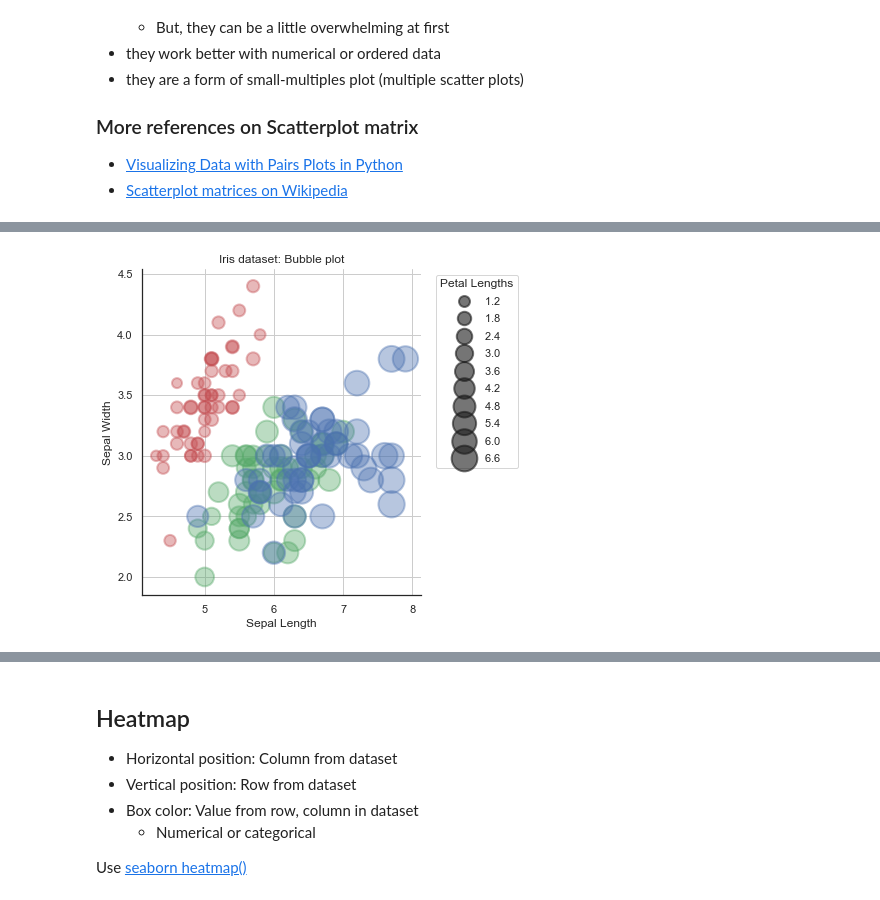
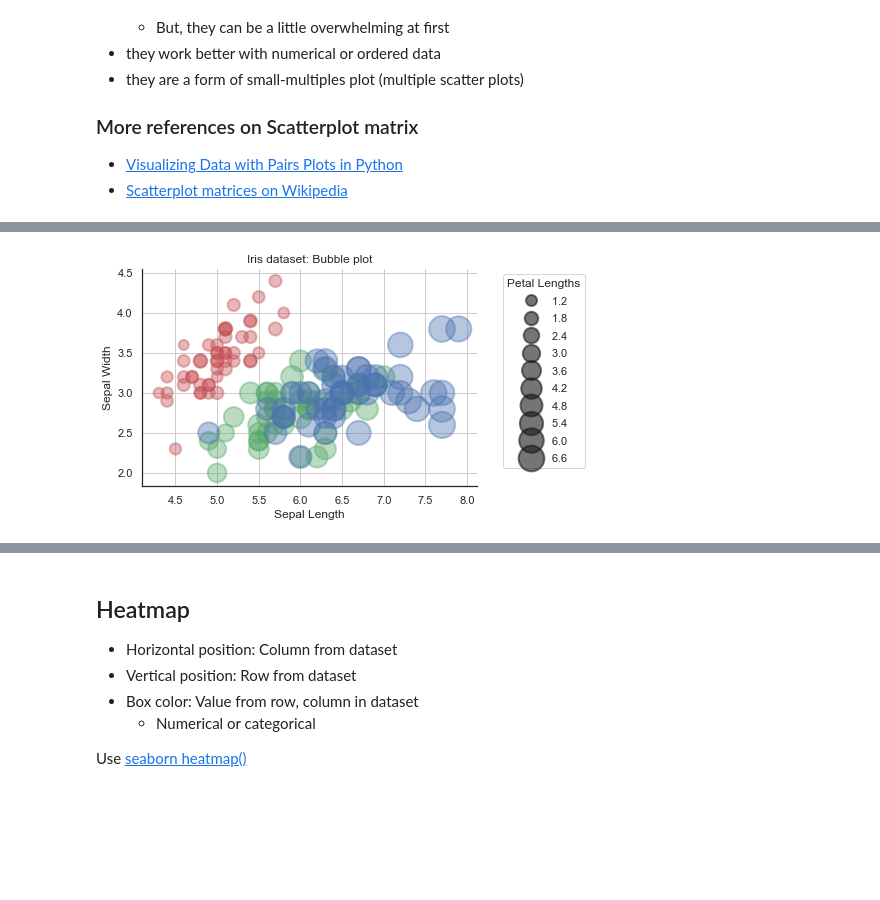
Before and after one commit to giaruffo/dataviz, a Jupyter notebook: notebooks/matplotlib06.ipynb, the cells around one changed output, grey strips where cells are left out. Saved outputs shown, nothing was run; the diff lists cells and outputs as text; code cells hidden in the pictures; blank space fills up the shorter version.

```diff
--- a/notebooks/matplotlib06.ipynb
+++ b/notebooks/matplotlib06.ipynb
@@ -310,19 +321,17 @@ To recap:
 # %%
-fig, ax = plt.subplots(figsize=(5,6))
-
 bubble = plt.scatter(iris.sepal_length, iris.sepal_width,
             s=iris.petal_length*100,
             c=species_palette, alpha=0.4, linewidth=2, label=iris.species)
 
-# add a legend to bubble chart
+# add a legend to the bubble chart, using lambda function to restore original petal_length values
 handles, labels = bubble.legend_elements(prop="sizes", alpha=0.6, func=(lambda x: x/100))
 plt.legend(handles, labels, title="Petal Lengths", loc='upper center', bbox_to_anchor=(1.20, 1))
 
 plt.xlabel("Sepal Length")
 plt.ylabel("Sepal Width")
 plt.title("Iris dataset: Bubble plot")
 sns.despine()
 plt.grid(True)
 plt.show()
 # %% [output]
-[figure, old version]
+[figure, new version]
```
Also changed, not shown: parts of 6 cells of this notebook.
